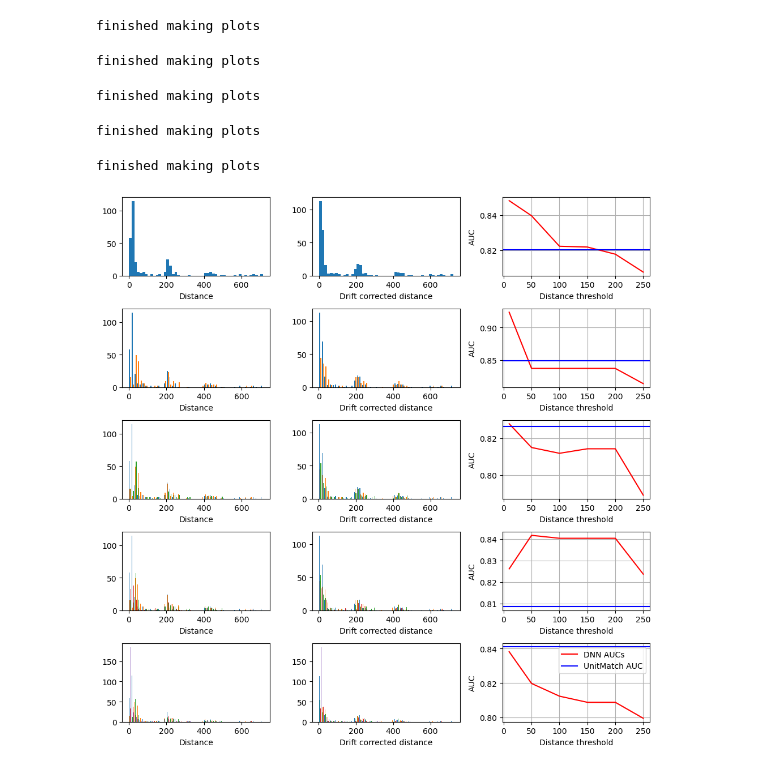
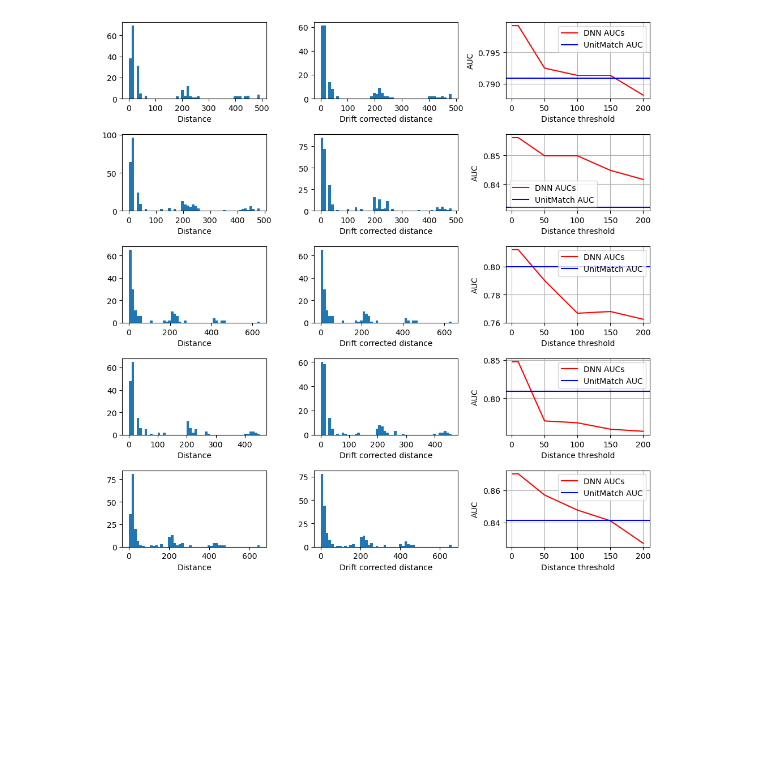
Before and after one commit to suyash144/DeepMatch, a Jupyter notebook: testing/plotter.ipynb, the cells around one changed output. Cells and saved outputs as stored; diff of their text form; code cells hidden in the pictures; blank space fills up the shorter version.

Commit message:
fixed plotting of the distance histograms

```diff
--- a/testing/plotter.ipynb
+++ b/testing/plotter.ipynb
@@ -52,44 +49,41 @@ matches = matches_across
 # %%
 mt_path = os.path.join(test_data_root, "AL036", "19011116882", "3", "new_matchtable.csv")
 # %%
-match = matches.sample(5)
+sessions = set(matches["RecSes1"].unique())
+sessions = list(sessions.union(set(matches["RecSes2"].unique())))
 mt = pd.read_csv(mt_path)
-
-thresholds = [10,50,100,150,200,250]
-
-dists = []
-dists_dc = []
-
+thresholds = [1,10,50,100,150,200]
 fig, axs = plt.subplots(nrows=5, ncols=3, figsize = (10,10))
 i = 0
-for idx, row in match.iterrows():
-    if r1 is not int:
-        r1 = row["RecSes1"].item()
-    if r1 is not int:
-        r2 = row["RecSes2"].item()
-    dists.append(plot_distances(matches, positions, r1, r2, None))
-    dists_dc.append(plot_distances(matches, positions, r1, r2, corrections))
+while i < 5:
     aucs = []
+    r1 = sample(sessions,1)[0]
+    r2 = sample(sessions,1)[0]
+    while r2 == r1:
+        r2 = sample(sessions,1)[0]
     for t in tqdm(thresholds):
         dnn, um = auc_one_pair(mt, r1, r2, dist_thresh=t, mt_path=mt_path)
+        while dnn is None or um is None:
+            r1 = sample(sessions,1)[0]
+            r2 = sample(sessions,1)[0]
+            while r2 == r1:
+                r2 = sample(sessions,1)[0]
+            dnn, um = auc_one_pair(mt, r1, r2, dist_thresh=t, mt_path=mt_path)
         aucs.append(dnn)
+    dists=plot_distances(matches, positions, r1, r2, None)
+    dists_dc=plot_distances(matches, positions, r1, r2, corrections)
     axs[i,0].hist(dists, bins=50)
     axs[i,0].set_xlabel("Distance")
     axs[i,1].hist(dists_dc, bins=50)
     axs[i,1].set_xlabel("Drift corrected distance")
     axs[i,2].plot(thresholds, aucs, color = "r", label="DNN AUCs")
     axs[i,2].axhline(um, label="UnitMatch AUC", color="b")
     axs[i,2].set_ylabel("AUC")
     axs[i,2].grid()
     axs[i,2].set_xlabel("Distance threshold")
     axs[i,2].legend(loc="best")
     i +=1
     fig.tight_layout()
 plt.show()
 # %% [output]
-finished making plots
-finished making plots
-finished making plots
-finished making plots
-finished making plots
-[figure, old version]
+[figure, new version]
```
Also changed, not shown: parts of 3 cells of this notebook, 1 other file.
